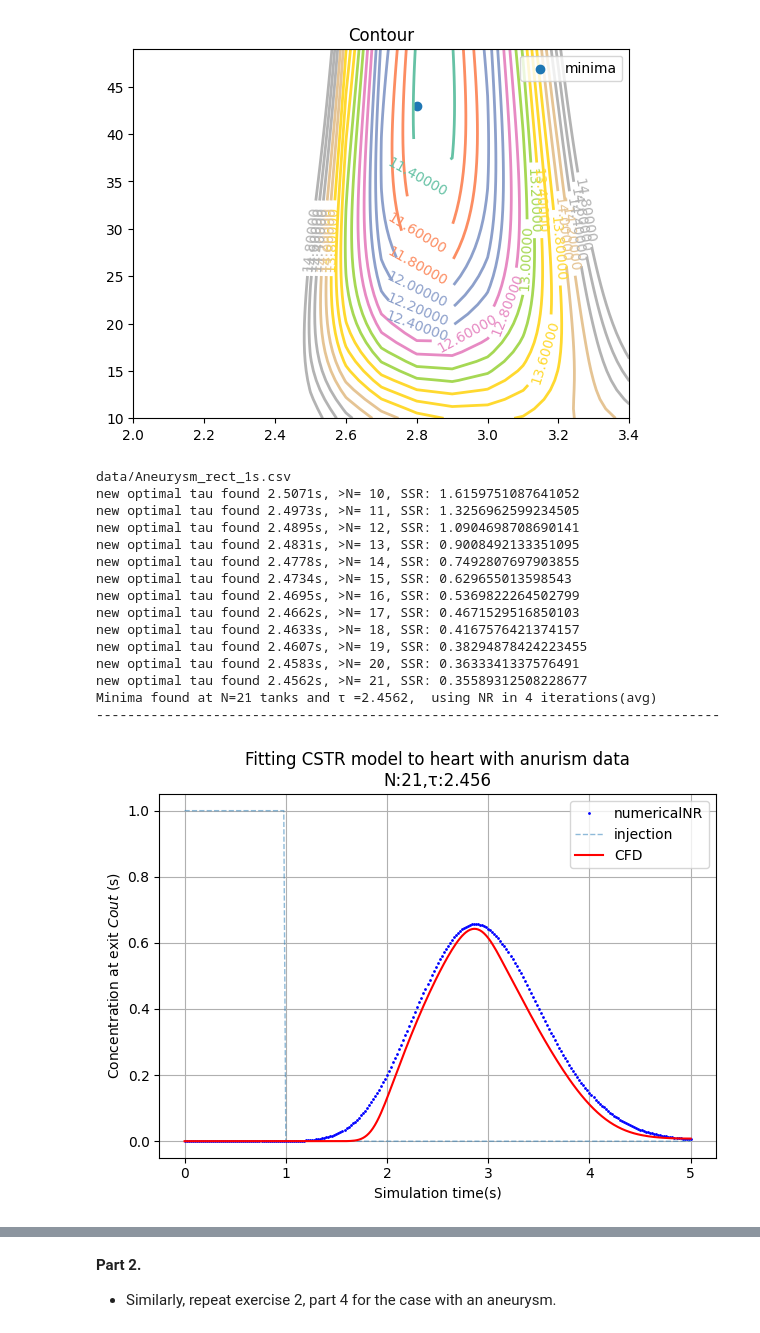
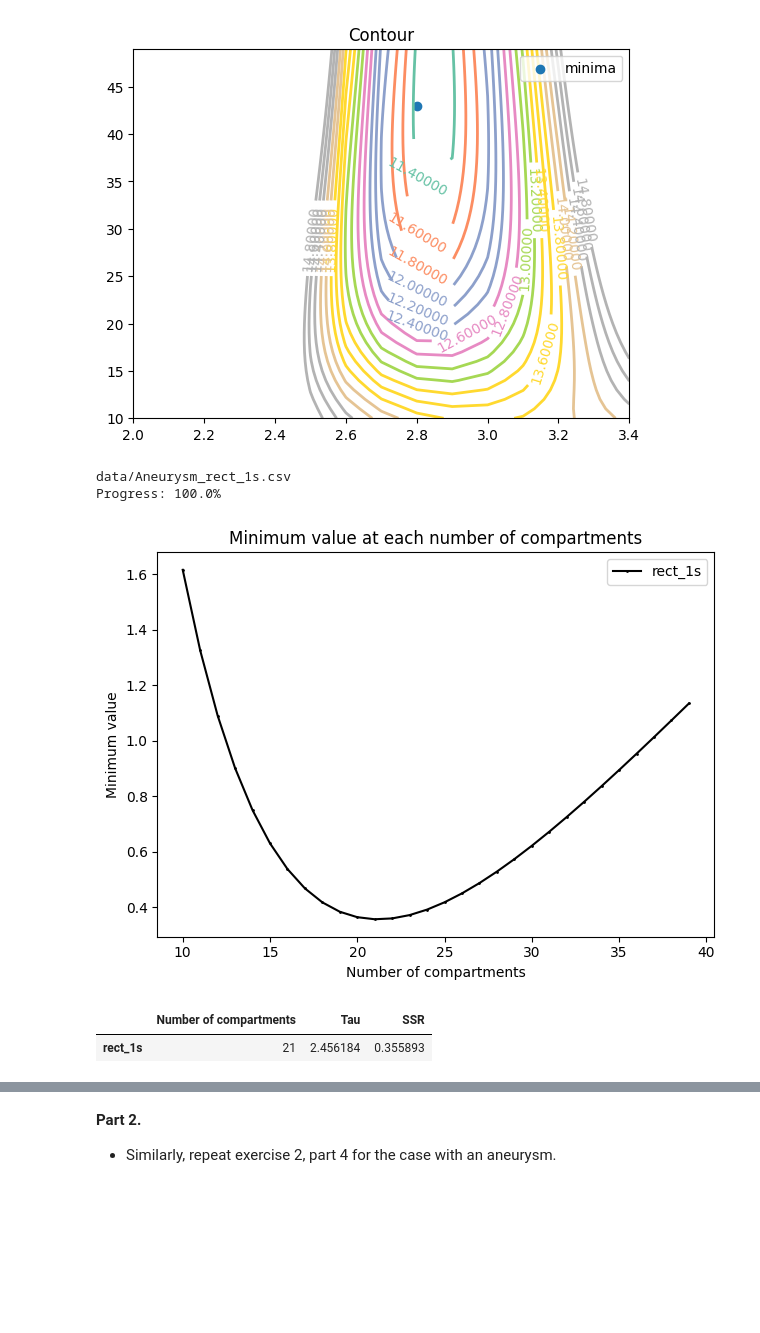
Before and after one commit to waves-stats/MOD_510_2023_autumn, a Jupyter notebook: Project3/project3_draft.ipynb, the cells around one changed output, grey strips where cells are left out. Drawn from its saved outputs; the diff is of its cells as text; code cells hidden in the pictures; blank space fills up the shorter version.

```diff
--- a/Project3/project3_draft.ipynb
+++ b/Project3/project3_draft.ipynb
@@ -883,0 +887,6 @@ Minima found at N=49 tanks and τ =2.3671,  using NR in 4 iterations(avg)
+# %%
+sim_results ={}
+for protocol in protocols:
+    # fig, ax = plt.subplots()
+    sim_results[protocol] = fit_CFD_data(
+            healthy=True, protocol=protocol, Ns=range(20, 60), solver='NR')
@@ -883,0 +901,16 @@ Minima found at N=49 tanks and τ =2.3671,  using NR in 4 iterations(avg)
+# %%
+fig, ax = plt.subplots()
+colors = ['r', 'g', 'b', 'c', 'm', 'y', 'k']
+col = 0
+for protocol, result in sim_results.items():
+    # print(sim_results[protocol])
+    col += 1
+    ax.plot(result.index, result['SSR'], '-o', color =colors[col],
+            markersize=1, label=protocol,)
+ax.set_title(f'Minimum value at each number of tanks')
+ax.set_xlabel(f'Number of mixing tanks')
+ax.set_ylabel(f'Minimum value')
+#handles = ax.get_legend_handles_labels()
+ax.legend()  # (*handles,loc='lower right', ncol=5)
+# plt.grid()
+plt.tight_layout()
@@ -938,33 +1051,31 @@ min error: 11.33046607244679
 parameters: [2.8][43]
 [figure]
 [figure]
+# %%
+protocol = 'rect_1s'
+sim_results_unhealthy ={}
+sim_results_unhealthy[protocol] = fit_CFD_data(
+            healthy=False, protocol=protocol, Ns=range(10, 40), solver='NR')
+# %% [output]
+data/Aneurysm_rect_1s.csv
+Progress: 100.0%
 # %%
-protocol = 'rect_1s'
+result = sim_results_unhealthy['rect_1s']
 fig, ax = plt.subplots()
-optimal_N_re1s, optimal_tau_re1s = fit_CFD_data(
-    healthy=False, protocol=protocol, Ns=range(10, 60), solver='NR', ax=ax)
-
-ax.set_title(f'Fitting CSTR model to heart with anurism data'+f'\nN:{optimal_N_re1s},τ:{optimal_tau_re1s:0.3f}')
-ax.set_xlabel(f'Simulation time(s)')
-ax.set_ylabel(f'Concentration at exit $Cout$ (s)')
+ax.plot(result.index, result['SSR'], '-o', color =colors[col],
+            markersize=1, label=protocol,)
+ax.set_title(f'Minimum value at each number of compartments')
+ax.set_xlabel(f'Number of compartments')
+ax.set_ylabel(f'Minimum value')
 #handles = ax.get_legend_handles_labels()
 ax.legend()  # (*handles,loc='lower right', ncol=5)
-plt.grid()
+# plt.grid()
 plt.tight_layout()
 # %% [output]
-data/Aneurysm_rect_1s.csv
-new optimal tau found 2.5071s, >N= 10, SSR: 1.6159751087641052
-new optimal tau found 2.4973s, >N= 11, SSR: 1.3256962599234505
-new optimal tau found 2.4895s, >N= 12, SSR: 1.0904698708690141
-new optimal tau found 2.4831s, >N= 13, SSR: 0.9008492133351095
-new optimal tau found 2.4778s, >N= 14, SSR: 0.7492807697903855
-new optimal tau found 2.4734s, >N= 15, SSR: 0.629655013598543
-new optimal tau found 2.4695s, >N= 16, SSR: 0.5369822264502799
-new optimal tau found 2.4662s, >N= 17, SSR: 0.4671529516850103
-new optimal tau found 2.4633s, >N= 18, SSR: 0.4167576421374157
-new optimal tau found 2.4607s, >N= 19, SSR: 0.38294878424223455
-new optimal tau found 2.4583s, >N= 20, SSR: 0.3633341337576491
-new optimal tau found 2.4562s, >N= 21, SSR: 0.35589312508228677
-Minima found at N=21 tanks and τ =2.4562,  using NR in 4 iterations(avg)
---------------------------------------------------------------------------------
-[figure, old version]
+[figure, new version]
+# %%
+opt_params_unhealthy = extract_optimum_params(sim_results_unhealthy)
+opt_params_unhealthy
+# %% [output]
+|  | Number of compartments | Tau | SSR |
+| rect_1s | 21 | 2.456184 | 0.355893 |
```
Also changed, not shown: parts of 30 cells of this notebook.
